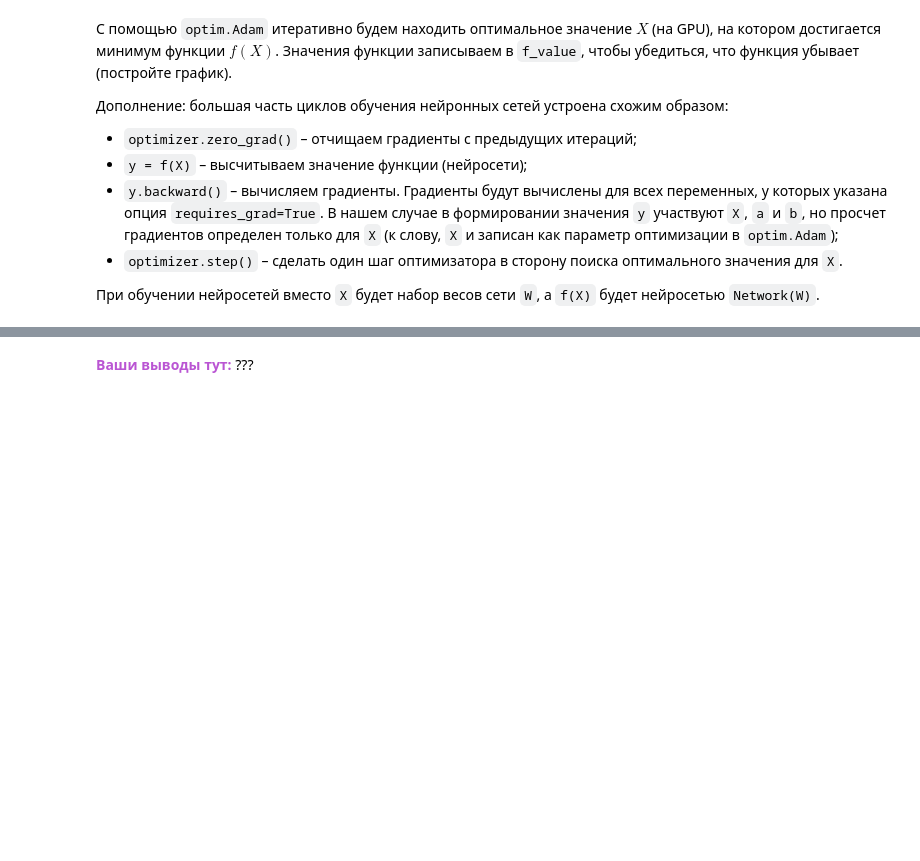
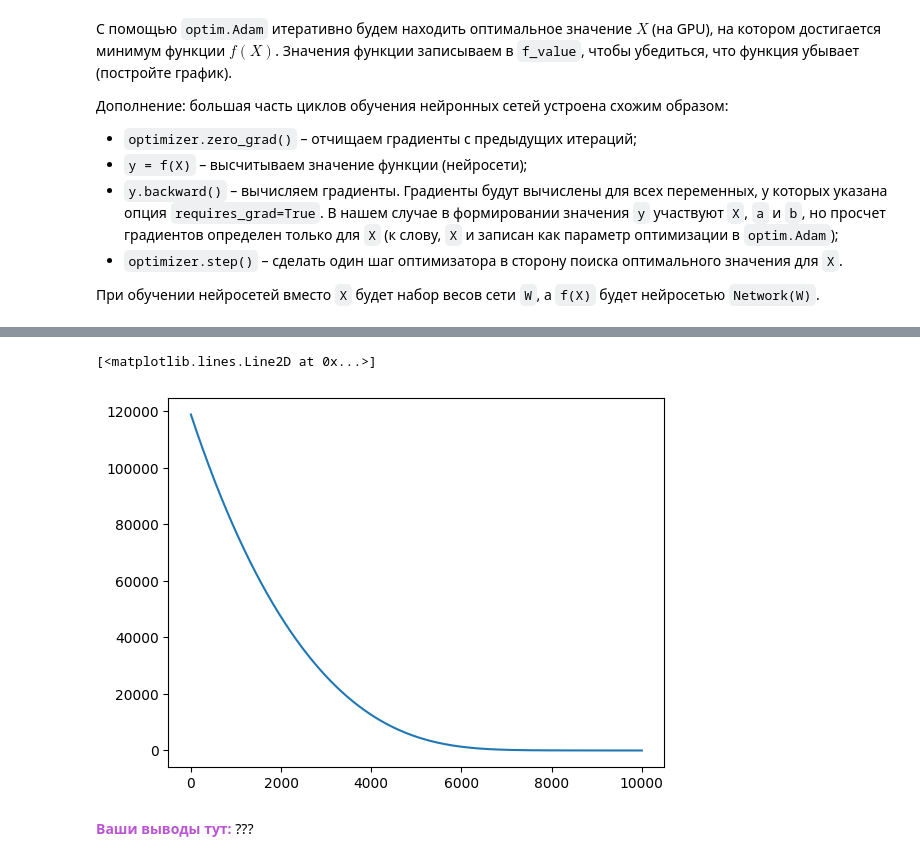
Before and after one commit to butvinm-itmo/neural-networks-lab1, a Jupyter notebook: TNC_Lab1.ipynb, the cells around one changed output, grey strips where cells are left out. Drawn from its saved outputs; the diff is of its cells as text; code cells hidden in the pictures; blank space fills up the shorter version.

```diff
--- a/TNC_Lab1.ipynb
+++ b/TNC_Lab1.ipynb
@@ -392,9 +392,11 @@ $f(X) = ||Xa - b||^2 + ||Xb - a||^2$,
 Необходимо, используя оптимизатор `torch.Adam`, численно найти минимум функции и $X^*$, на котором этот минимум достигается.
 # %% [markdown]
 Задайте функцию $f(X)$:
-# %%
-def f(X):
-  return # Ваш код
+# %%
+import torch
+
+def f(X: torch.Tensor, a: torch.Tensor, b: torch.Tensor):
+  return (X @ a - b).norm()**2 + (X @ b - a).norm()**2
 # %% [markdown]
 С помощью `optim.Adam` итеративно будем находить оптимальное значение $X$ (на GPU), на котором достигается минимум функции $f(X)$. Значения функции записываем в `f_value`, чтобы убедиться, что функция убывает (постройте график).
 
@@ -409,0 +410,22 @@ def f(X):
+# %%
+import torch.optim as optim
+
+n = 100
+a = torch.rand((n), device="cuda")
+b = torch.rand((n), device="cuda")
+X = torch.rand((n, n), requires_grad=True, device="cuda")
+
+optimizer = optim.Adam([X], lr=0.0001)
+
+steps = 10000
+values = []
+for i in range(steps):
+    optimizer.zero_grad()
+    y = f(X, a, b)
+    values.append(y)
+
+    y.backward()
+    optimizer.step()
+
+    if (i + 1) % 100 == 0:
+        print(f"Step {i+1}/{steps}, Loss: {y.item():.4f}")
@@ -410,3 +450,10 @@ def f(X):
+# %%
+from matplotlib import pyplot as plt
+
+plt.plot([float(t.detach()) for t in values])
+# %% [output]
+[<matplotlib.lines.Line2D at 0x...>]
+[figure, added]
 # %% [markdown]
 <font color='MediumOrchid'>**Ваши выводы тут:**</font> ???
 # %% [markdown]
```
Also changed, not shown: parts of 2 cells of this notebook.
